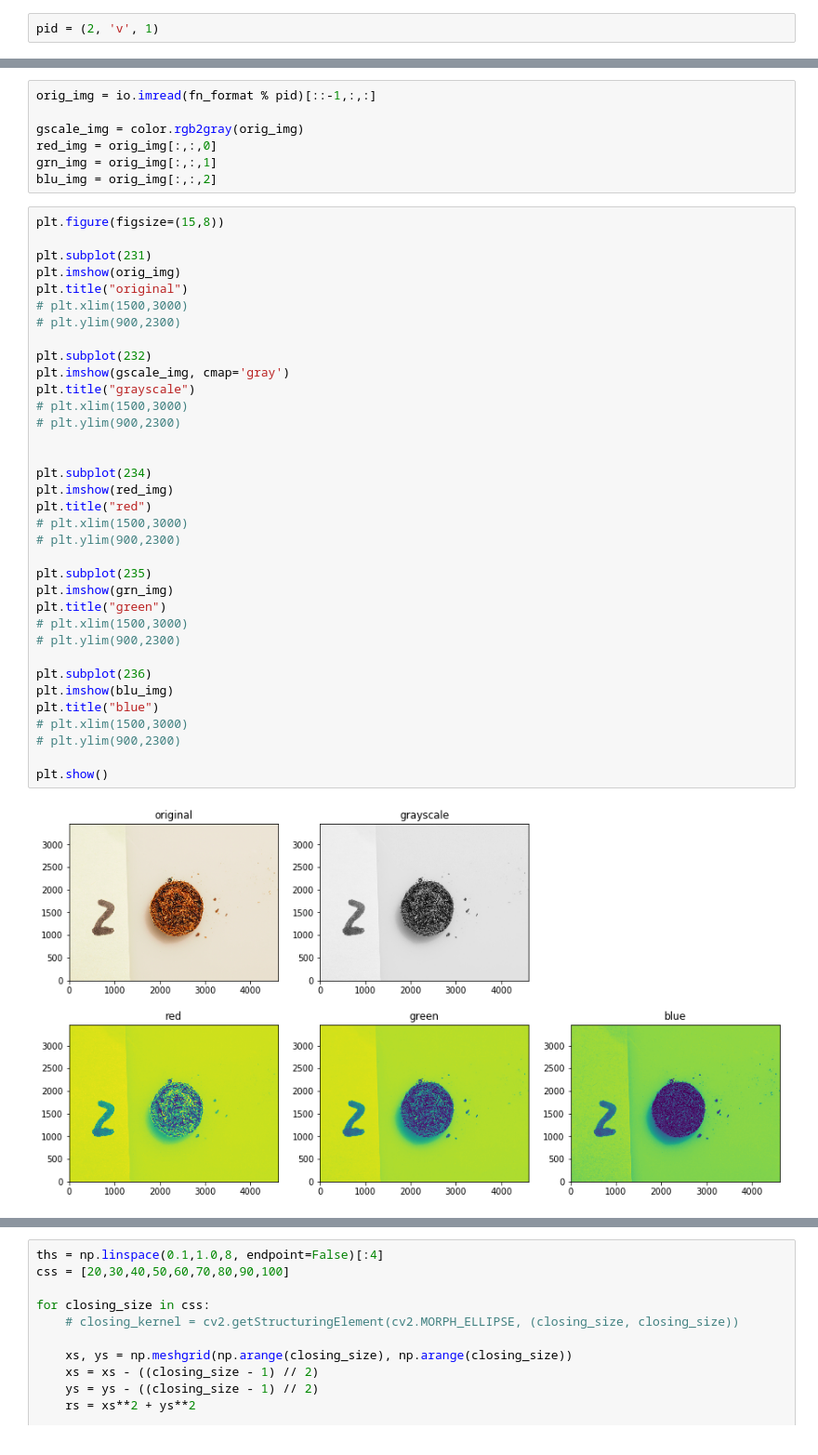
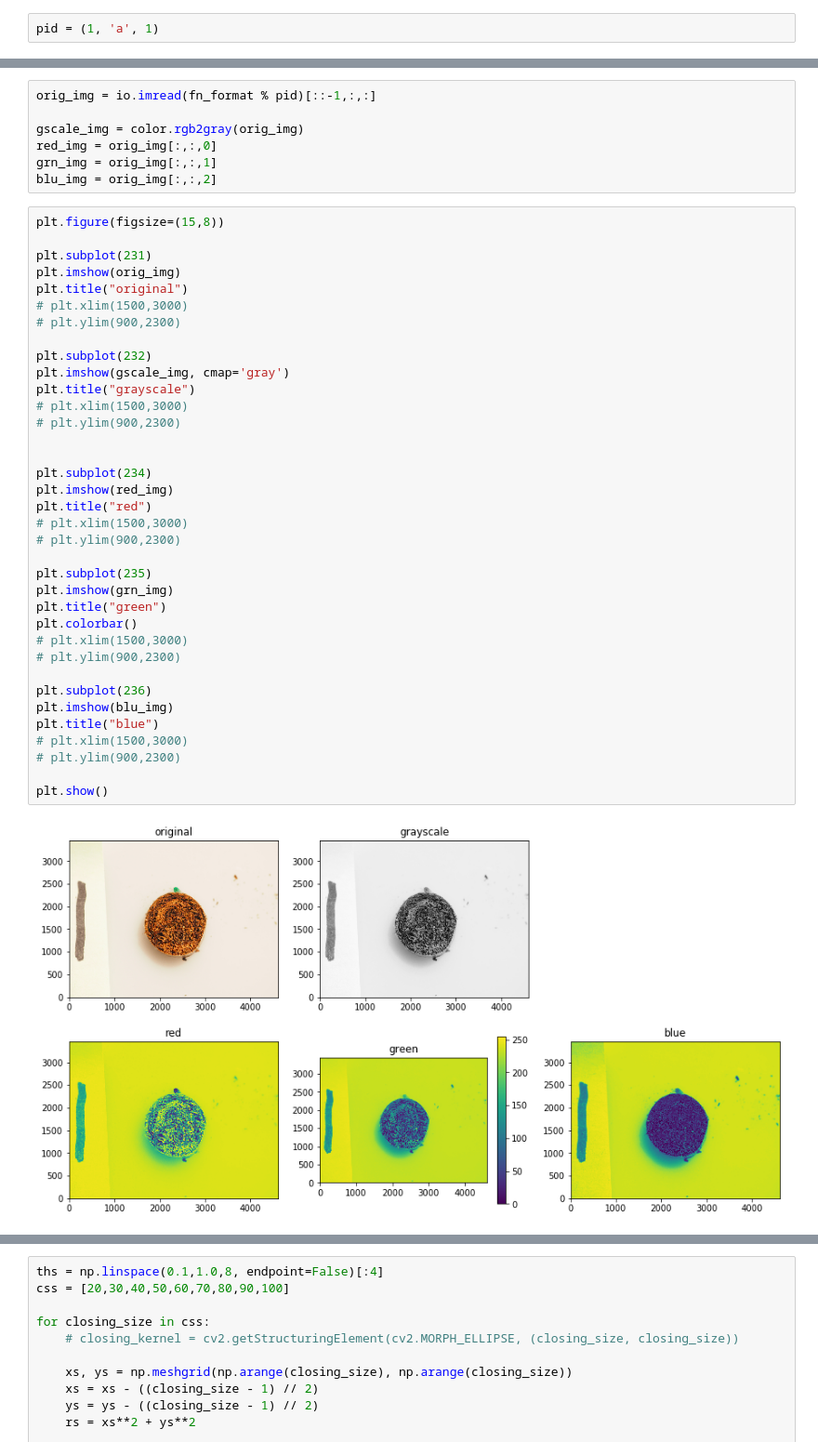
Before and after one commit to cigar-research/cigar-research, a Jupyter notebook: tomography/cutout_test.ipynb, the cells around one changed output, grey strips where cells are left out. Shown at 93% size. Drawn from its saved outputs; the diff is of its cells as text.

Commit message:
tomography image cut out in batch 2

```diff
--- a/tomography/cutout_test.ipynb
+++ b/tomography/cutout_test.ipynb
@@ -17,7 +17,7 @@ photo_dir = "/Users/jesse/Data/SOC/2018-02-16 Tomografie/gesorteerd"
 # %%
 fn_format = os.path.join(photo_dir, "plak_%03d_%s%d.JPG")
 # %%
-pid = (2, 'v', 1)
+pid = (1, 'a', 1)
 # %%
 fn_format % pid
 # %% [output]
@@ -38,34 +38,35 @@ plt.title("original")
 # plt.xlim(1500,3000)
 # plt.ylim(900,2300)
 
 plt.subplot(232)
 plt.imshow(gscale_img, cmap='gray')
 plt.title("grayscale")
 # plt.xlim(1500,3000)
 # plt.ylim(900,2300)
 
 
 plt.subplot(234)
 plt.imshow(red_img)
 plt.title("red")
 # plt.xlim(1500,3000)
 # plt.ylim(900,2300)
 
 plt.subplot(235)
 plt.imshow(grn_img)
 plt.title("green")
+plt.colorbar()
 # plt.xlim(1500,3000)
 # plt.ylim(900,2300)
 
 plt.subplot(236)
 plt.imshow(blu_img)
 plt.title("blue")
 # plt.xlim(1500,3000)
 # plt.ylim(900,2300)
 
 plt.show()
 # %% [output]
-[figure, old version]
+[figure, new version]
 # %%
 ths = np.linspace(0.1,1.0,8, endpoint=False)
 
```
Also changed, not shown: parts of 2 cells of this notebook, 1 other file.
